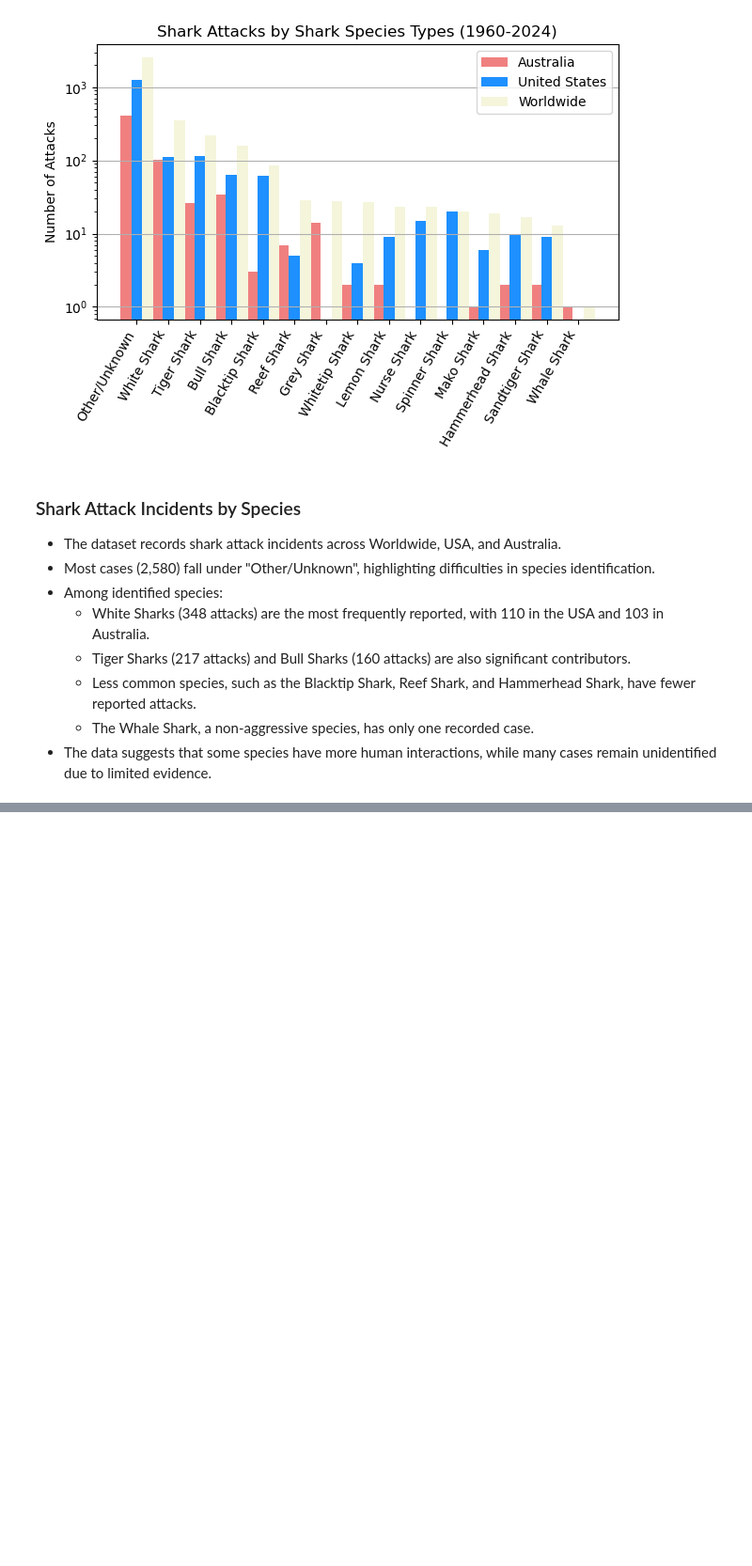
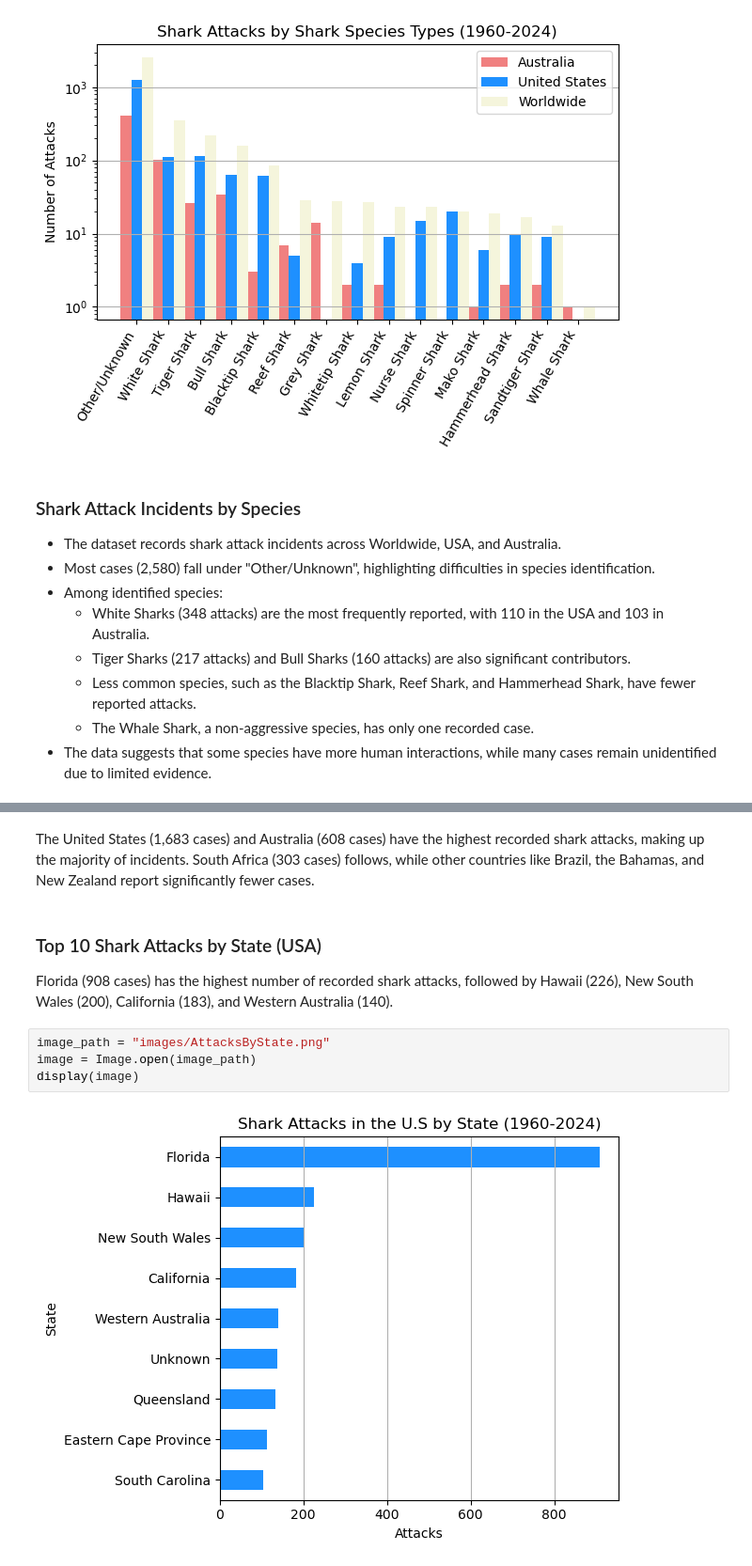
Before and after one commit to SheryllD/shark_attacks_project, a Jupyter notebook: shark_data_wrangling.ipynb, the cells around one changed output, grey strips where cells are left out. Shown: that part at 94% size. Saved outputs shown, nothing was run; the diff lists cells and outputs as text; blank space fills up the shorter version.

```diff
--- a/shark_data_wrangling.ipynb
+++ b/shark_data_wrangling.ipynb
@@ -102,0 +128,11 @@ Australia counts: [413, 103, 26, 34, 3, 7, 14, 2, 2, 0, 0, 1, 2, 2, 1]
+# %% [markdown]
+The United States (1,683 cases) and Australia (608 cases) have the highest recorded shark attacks, making up the majority of incidents. South Africa (303 cases) follows, while other countries like Brazil, the Bahamas, and New Zealand report significantly fewer cases.
+# %% [markdown]
+### Top 10 Shark Attacks by State (USA)
+Florida (908 cases) has the highest number of recorded shark attacks, followed by Hawaii (226), New South Wales (200), California (183), and Western Australia (140).
+# %%
+image_path = "images/AttacksByState.png"
+image = Image.open(image_path)
+display(image)
+# %% [output]
+[figure, added]
```
Also changed, not shown: parts of 7 cells of this notebook, 2 other files.
